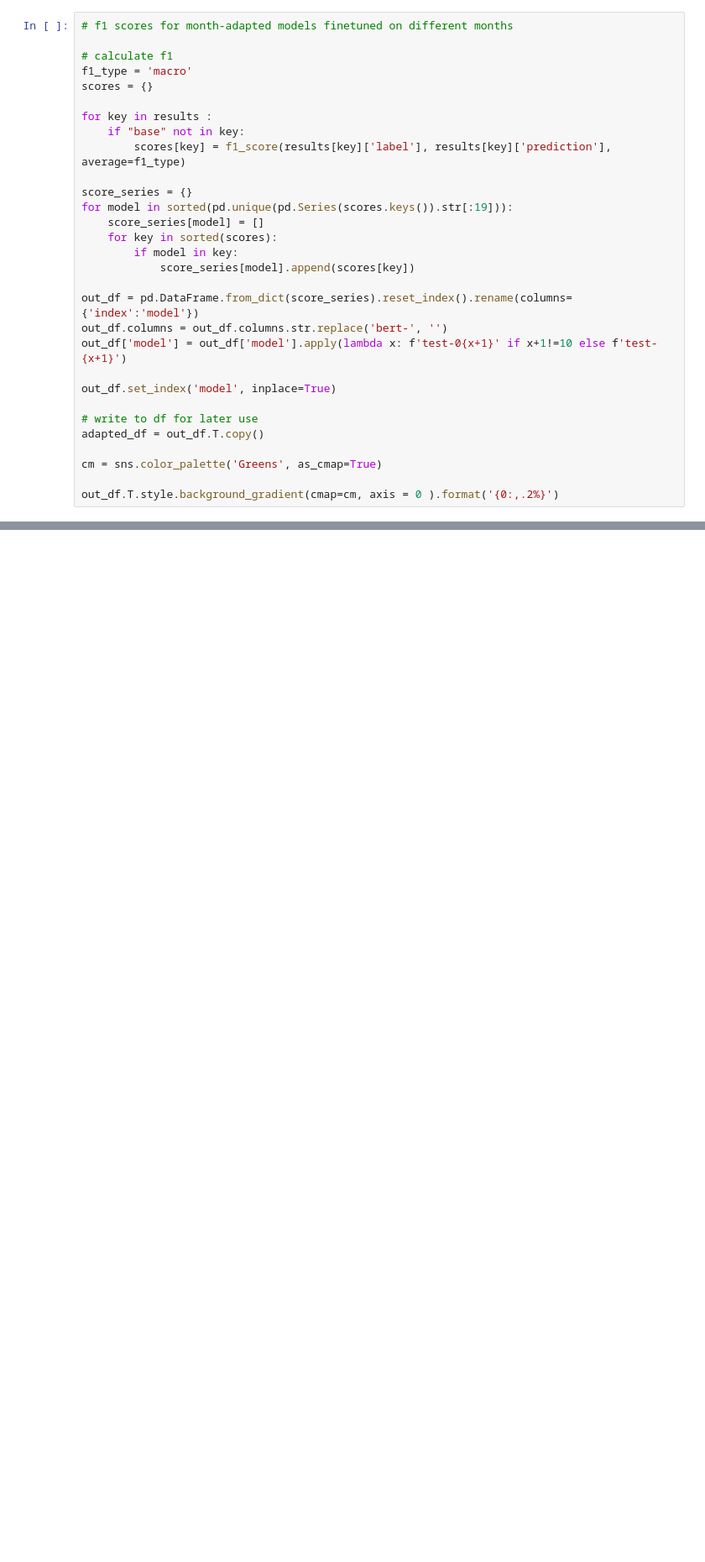
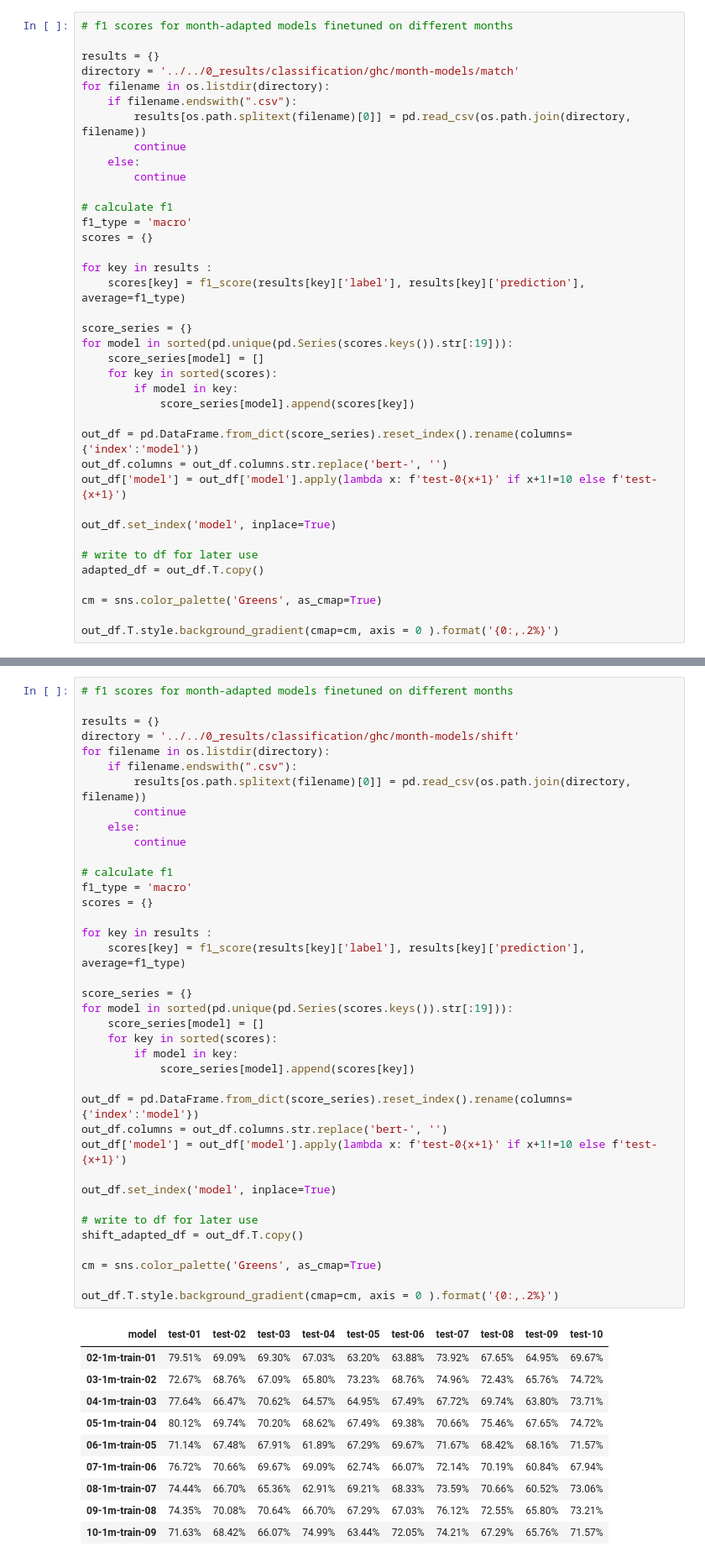
Before and after one commit to paul-rottger/temporal-adaptation, a Jupyter notebook: 4_evaluation/classification/evaluate_classification_results.ipynb, the cells around one changed output, grey strips where cells are left out. Shown: that part at 84% size. Drawn from its saved outputs; the diff is of its cells as text; blank space fills up the shorter version.

```diff
--- a/4_evaluation/classification/evaluate_classification_results.ipynb
+++ b/4_evaluation/classification/evaluate_classification_results.ipynb
@@ -93,13 +98,21 @@ out_df.T.style.background_gradient(cmap=cm, axis = 0 ).format('{0:,.2%}')
 # %%
 # f1 scores for month-adapted models finetuned on different months
+
+results = {}
+directory = '../../0_results/classification/ghc/month-models/match'
+for filename in os.listdir(directory):
+    if filename.endswith(".csv"):
+        results[os.path.splitext(filename)[0]] = pd.read_csv(os.path.join(directory, filename))
+        continue
+    else:
+        continue
 
 # calculate f1
 f1_type = 'macro'
 scores = {}
 
 for key in results :
-    if "base" not in key:
-        scores[key] = f1_score(results[key]['label'], results[key]['prediction'], average=f1_type)
+    scores[key] = f1_score(results[key]['label'], results[key]['prediction'], average=f1_type)
 
 score_series = {}
 for model in sorted(pd.unique(pd.Series(scores.keys()).str[:19])):
@@ -172,0 +150,49 @@ difference in macro F1 between train=test and train-5=test (column-wise)
+# %%
+# f1 scores for month-adapted models finetuned on different months
+
+results = {}
+directory = '../../0_results/classification/ghc/month-models/shift'
+for filename in os.listdir(directory):
+    if filename.endswith(".csv"):
+        results[os.path.splitext(filename)[0]] = pd.read_csv(os.path.join(directory, filename))
+        continue
+    else:
+        continue
+
+# calculate f1
+f1_type = 'macro'
+scores = {}
+
+for key in results :
+    scores[key] = f1_score(results[key]['label'], results[key]['prediction'], average=f1_type)
+
+score_series = {}
+for model in sorted(pd.unique(pd.Series(scores.keys()).str[:19])):
+    score_series[model] = []
+    for key in sorted(scores):
+        if model in key:
+            score_series[model].append(scores[key])
+
+out_df = pd.DataFrame.from_dict(score_series).reset_index().rename(columns={'index':'model'})
+out_df.columns = out_df.columns.str.replace('bert-', '')
+out_df['model'] = out_df['model'].apply(lambda x: f'test-0{x+1}' if x+1!=10 else f'test-{x+1}')
+
+out_df.set_index('model', inplace=True)
+
+# write to df for later use
+shift_adapted_df = out_df.T.copy()
+
+cm = sns.color_palette('Greens', as_cmap=True)
+
+out_df.T.style.background_gradient(cmap=cm, axis = 0 ).format('{0:,.2%}')
+# %% [output]
+| model | test-01 | test-02 | test-03 | test-04 | test-05 | test-06 | test-07 | test-08 | test-09 | test-10 |
+| 02-1m-train-01 | 79.51% | 69.09% | 69.30% | 67.03% | 63.20% | 63.88% | 73.92% | 67.65% | 64.95% | 69.67% |
+| 03-1m-train-02 | 72.67% | 68.76% | 67.09% | 65.80% | 73.23% | 68.76% | 74.96% | 72.43% | 65.76% | 74.72% |
+| 04-1m-train-03 | 77.64% | 66.47% | 70.62% | 64.57% | 64.95% | 67.49% | 67.72% | 69.74% | 63.80% | 73.71% |
+| 05-1m-train-04 | 80.12% | 69.74% | 70.20% | 68.62% | 67.49% | 69.38% | 70.66% | 75.46% | 67.65% | 74.72% |
+| 06-1m-train-05 | 71.14% | 67.48% | 67.91% | 61.89% | 67.29% | 69.67% | 71.67% | 68.42% | 68.16% | 71.57% |
+| 07-1m-train-06 | 76.72% | 70.66% | 69.67% | 69.09% | 62.74% | 66.07% | 72.14% | 70.19% | 60.84% | 67.94% |
+| 08-1m-train-07 | 74.44% | 66.70% | 65.36% | 62.91% | 69.21% | 68.33% | 73.59% | 70.66% | 60.52% | 73.06% |
+| 09-1m-train-08 | 74.35% | 70.08% | 70.64% | 66.70% | 67.29% | 67.03% | 76.12% | 72.55% | 65.80% | 73.21% |
+| 10-1m-train-09 | 71.63% | 68.42% | 66.07% | 74.99% | 63.44% | 72.05% | 74.21% | 67.29% | 65.76% | 71.57% |
```
Also changed, not shown: parts of 19 cells of this notebook, 1 other file.
